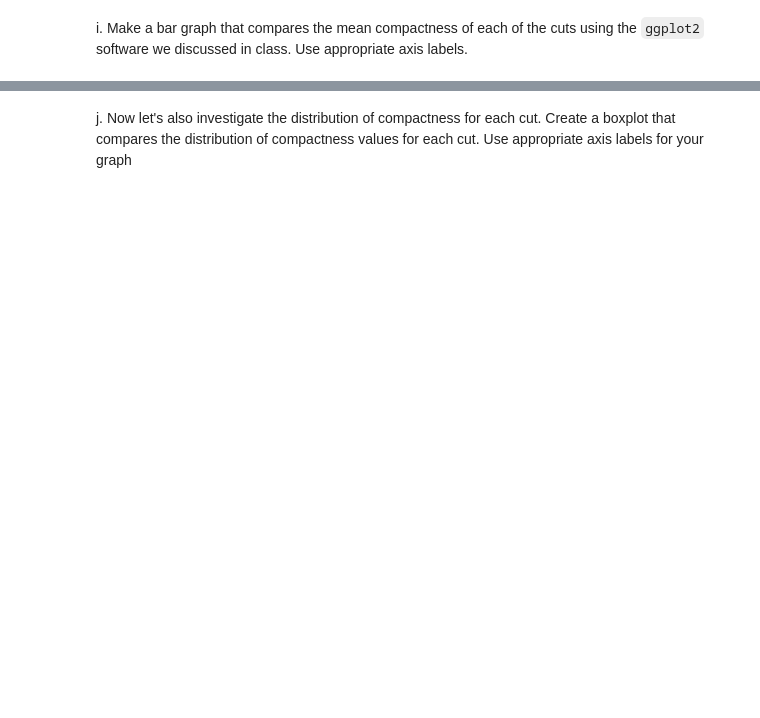
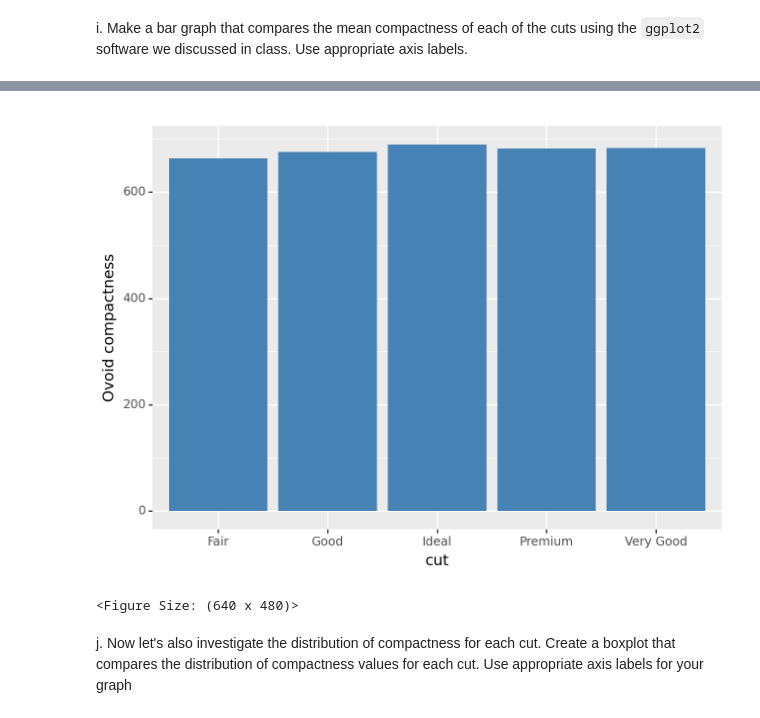
Before and after one commit to vivek-booshan/schulman, a Jupyter notebook: HW1/HW_1.ipynb, the cells around one changed output, grey strips where cells are left out. Cells and saved outputs as stored; diff of their text form; code cells hidden in the pictures; blank space fills up the shorter version.

```diff
--- a/HW1/HW_1.ipynb
+++ b/HW1/HW_1.ipynb
@@ -96,5 +97,6 @@ diamonds_df["Ovoid compactness"] = diamonds_df["Ovoid volume"] / diamonds_df.car
 # %% [markdown]
 h.  Now, let's use this measure to see if different cuts have different extents of compactness.  Find the average compactness for each of the cuts by grouping the diamonds by cut and taking the mean.
 # %%
-diamonds_df.groupby("cut")["Ovoid compactness"].mean()
+cut_df = diamonds_df.groupby("cut")["Ovoid compactness"].mean().reset_index()
+cut_df
 # %% [output]
@@ -114,2 +111,11 @@ ModuleNotFoundError: No module named 'ggplot2'
+# %%
+(
+    ggplot(cut_df) +
+    aes(x="cut", y="Ovoid compactness") +
+    geom_bar(stat="identity", fill="steelblue")
+)
+# %% [output]
+[figure, added]
+<Figure Size: (640 x 480)>
 # %% [markdown]
 j.  Now let's also investigate the distribution of compactness for each cut.  Create a boxplot that compares the distribution of compactness values for each cut.  Use appropriate axis labels for your graph
```
Also changed, not shown: parts of 9 cells of this notebook.
